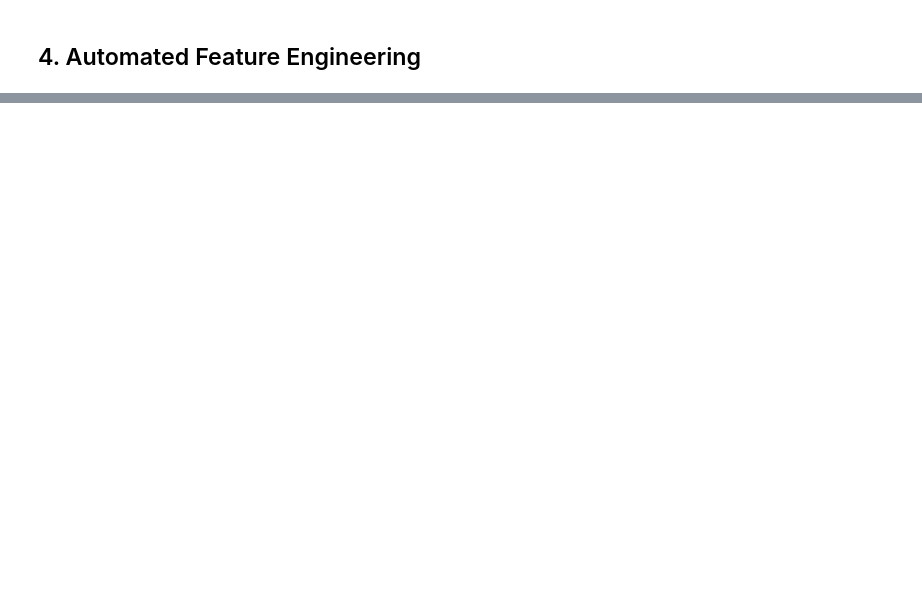
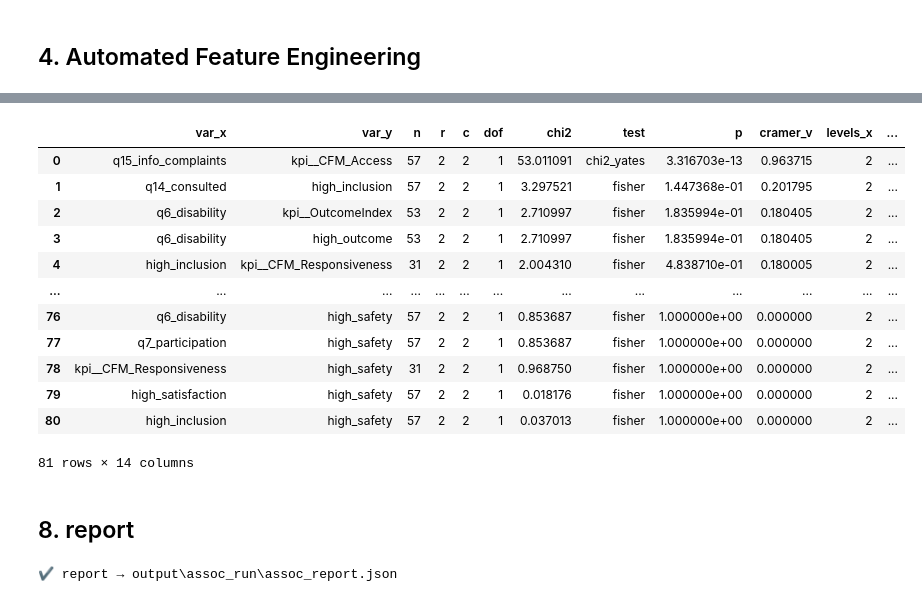
Before and after one commit to rami-othman/automated-analyzing-arabic-MCQ-survey, a Jupyter notebook: arabic_mcq_questionaries_analysis_cleaned.ipynb, the cells around one changed output, grey strips where cells are left out. Cells and saved outputs as stored; diff of their text form; code cells hidden in the pictures; blank space fills up the shorter version.

Commit message:
final version of all the analytics pipeline with generating reports with 2.5 pro prompt

```diff
--- a/arabic_mcq_questionaries_analysis_cleaned.ipynb
+++ b/arabic_mcq_questionaries_analysis_cleaned.ipynb
@@ -257,0 +1238,14 @@ This may be caused by a using a value of max_depth that is too small, not settin
+# %%
+def build_flag(df, name, spec):
+    s = pd.to_numeric(df[spec["feature"]], errors="coerce")
+    if spec["op"] == ">=":
+        df[name] = (s >= float(spec["threshold"])).astype("Int8")
+    elif spec["op"] == ">":
+        df[name] = (s > float(spec["threshold"])).astype("Int8")
+    else:
+        raise ValueError("Unsupported op")
+    return df[name].mean(skipna=True)
+
+for flag_name, spec in auto_cfg.get("derived_flags", {}).items():
+    rate = build_flag(feat_df, flag_name, spec)
+    print(f"Derived flag {flag_name}: mean={rate:.3f}")
@@ -257,0 +1620,6 @@ This may be caused by a using a value of max_depth that is too small, not settin
+# %%
+df = pd.read_parquet(FEATURE_PARQ)
+catalog = json.loads(Path(CATALOG_JSON).read_text(encoding="utf-8"))
+
+print("Features:", FEATURE_PARQ.name, "| shape:", df.shape)
+print("Catalog entries:", len(catalog))
@@ -257,0 +1874,16 @@ This may be caused by a using a value of max_depth that is too small, not settin
+# %%
+if not assoc_df.empty:
+    assoc_df["p_adj"] = bh_fdr(assoc_df["p"].values, q=FDR_Q)
+    assoc_df = assoc_df.sort_values(["p_adj","cramer_v"], ascending=[True, False]).reset_index(drop=True)
+    sig_df = assoc_df.loc[assoc_df["p_adj"] < P_THRESH].copy()
+else:
+    sig_df = pd.DataFrame(columns=["var_x","var_y"])
+
+assoc_df["effect_size"] = assoc_df["cramer_v"].map(lambda v: "large" if v>=0.5 else "medium" if v>=0.3 else "small" if v>=0.1 else "tiny")
+
+pairs_csv = OUT_DIR / "assoc_pairs.csv"
+assoc_df.to_csv(pairs_csv, index=False, encoding="utf-8-sig")
+print("✔ pairs (all) →", pairs_csv)
+
+print("Significant pairs (p_adj < {:.3f}): {}".format(P_THRESH, len(sig_df)))
+sig_df.head(10)
@@ -257,0 +1971,37 @@ This may be caused by a using a value of max_depth that is too small, not settin
+# %%
+assoc_df
+# %% [output]
+|  | var_x | var_y | n | r | c | dof | chi2 | test | p | cramer_v | levels_x | ... |
+| 0 | q15_info_complaints | kpi__CFM_Access | 57 | 2 | 2 | 1 | 53.011091 | chi2_yates | 3.316703e-13 | 0.963715 | 2 | ... |
+| 1 | q14_consulted | high_inclusion | 57 | 2 | 2 | 1 | 3.297521 | fisher | 1.447368e-01 | 0.201795 | 2 | ... |
+| 2 | q6_disability | kpi__OutcomeIndex | 53 | 2 | 2 | 1 | 2.710997 | fisher | 1.835994e-01 | 0.180405 | 2 | ... |
+| 3 | q6_disability | high_outcome | 53 | 2 | 2 | 1 | 2.710997 | fisher | 1.835994e-01 | 0.180405 | 2 | ... |
+| 4 | high_inclusion | kpi__CFM_Responsiveness | 31 | 2 | 2 | 1 | 2.004310 | fisher | 4.838710e-01 | 0.180005 | 2 | ... |
+| ... | ... | ... | ... | ... | ... | ... | ... | ... | ... | ... | ... | ... |
+| 76 | q6_disability | high_safety | 57 | 2 | 2 | 1 | 0.853687 | fisher | 1.000000e+00 | 0.000000 | 2 | ... |
+| 77 | q7_participation | high_safety | 57 | 2 | 2 | 1 | 0.853687 | fisher | 1.000000e+00 | 0.000000 | 2 | ... |
+| 78 | kpi__CFM_Responsiveness | high_safety | 31 | 2 | 2 | 1 | 0.968750 | fisher | 1.000000e+00 | 0.000000 | 2 | ... |
+| 79 | high_satisfaction | high_safety | 57 | 2 | 2 | 1 | 0.018176 | fisher | 1.000000e+00 | 0.000000 | 2 | ... |
+| 80 | high_inclusion | high_safety | 57 | 2 | 2 | 1 | 0.037013 | fisher | 1.000000e+00 | 0.000000 | 2 | ... |
+81 rows × 14 columns
+# %% [markdown]
+## 8. report
+# %%
+report = {
+    "feature_file": FEATURE_PARQ.name,
+    "generated_at": datetime.now().isoformat(timespec="seconds"),
+    "n_candidates": len(candidates),
+    "pair_mode": PAIR_MODE,
+    "params": {
+        "MAX_LEVELS": MAX_LEVELS, "MIN_VALID_N": MIN_VALID_N,
+        "FDR_Q": FDR_Q, "P_THRESH": P_THRESH, "MAX_PAIRS_TEST": MAX_PAIRS_TEST
+    },
+    "tested_pairs": int(assoc_df.shape[0]),
+    "significant_pairs": int((assoc_df["p_adj"] < P_THRESH).sum()) if not assoc_df.empty else 0,
+}
+
+rep_path = OUT_DIR / "assoc_report.json"
+Path(rep_path).write_text(json.dumps(report, ensure_ascii=False, indent=2), encoding="utf-8")
+print("✔ report →", rep_path)
+# %% [output]
+✔ report → output\assoc_run\assoc_report.json
```
Also changed, not shown: parts of 153 cells of this notebook, 45 other files.
